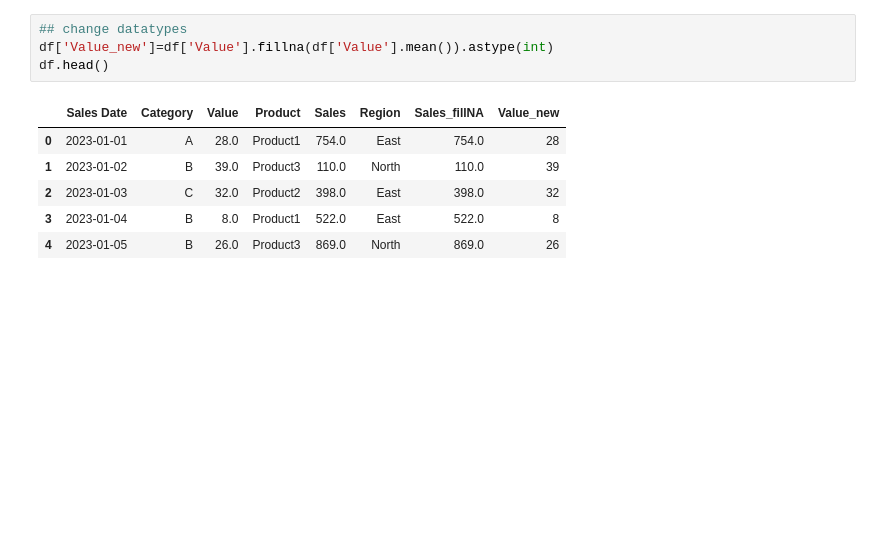
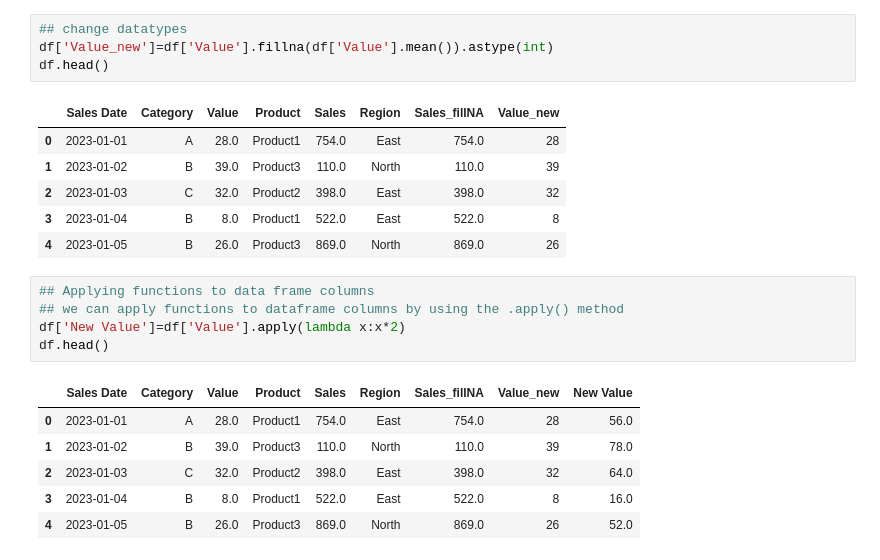
Before and after one commit to PandoraAnalyst/py-analysis, a Jupyter notebook: py-analysis/data_manipulation.ipynb, the cells around one changed output. Saved outputs shown, nothing was run; the diff lists cells and outputs as text; blank space fills up the shorter version.

```diff
--- a/py-analysis/data_manipulation.ipynb
+++ b/py-analysis/data_manipulation.ipynb
@@ -133,3 +133,15 @@ df.head()
 | 2 | 2023-01-03 | C | 32.0 | Product2 | 398.0 | East | 398.0 | 32 |
 | 3 | 2023-01-04 | B | 8.0 | Product1 | 522.0 | East | 522.0 | 8 |
 | 4 | 2023-01-05 | B | 26.0 | Product3 | 869.0 | North | 869.0 | 26 |
+# %%
+## Applying functions to data frame columns
+## we can apply functions to dataframe columns by using the .apply() method
+df['New Value']=df['Value'].apply(lambda x:x*2)
+df.head()
+# %% [output]
+|  | Sales Date | Category | Value | Product | Sales | Region | Sales_fillNA | Value_new | New Value |
+| 0 | 2023-01-01 | A | 28.0 | Product1 | 754.0 | East | 754.0 | 28 | 56.0 |
+| 1 | 2023-01-02 | B | 39.0 | Product3 | 110.0 | North | 110.0 | 39 | 78.0 |
+| 2 | 2023-01-03 | C | 32.0 | Product2 | 398.0 | East | 398.0 | 32 | 64.0 |
+| 3 | 2023-01-04 | B | 8.0 | Product1 | 522.0 | East | 522.0 | 8 | 16.0 |
+| 4 | 2023-01-05 | B | 26.0 | Product3 | 869.0 | North | 869.0 | 26 | 52.0 |
```
Also changed, not shown: parts of 11 cells of this notebook.
